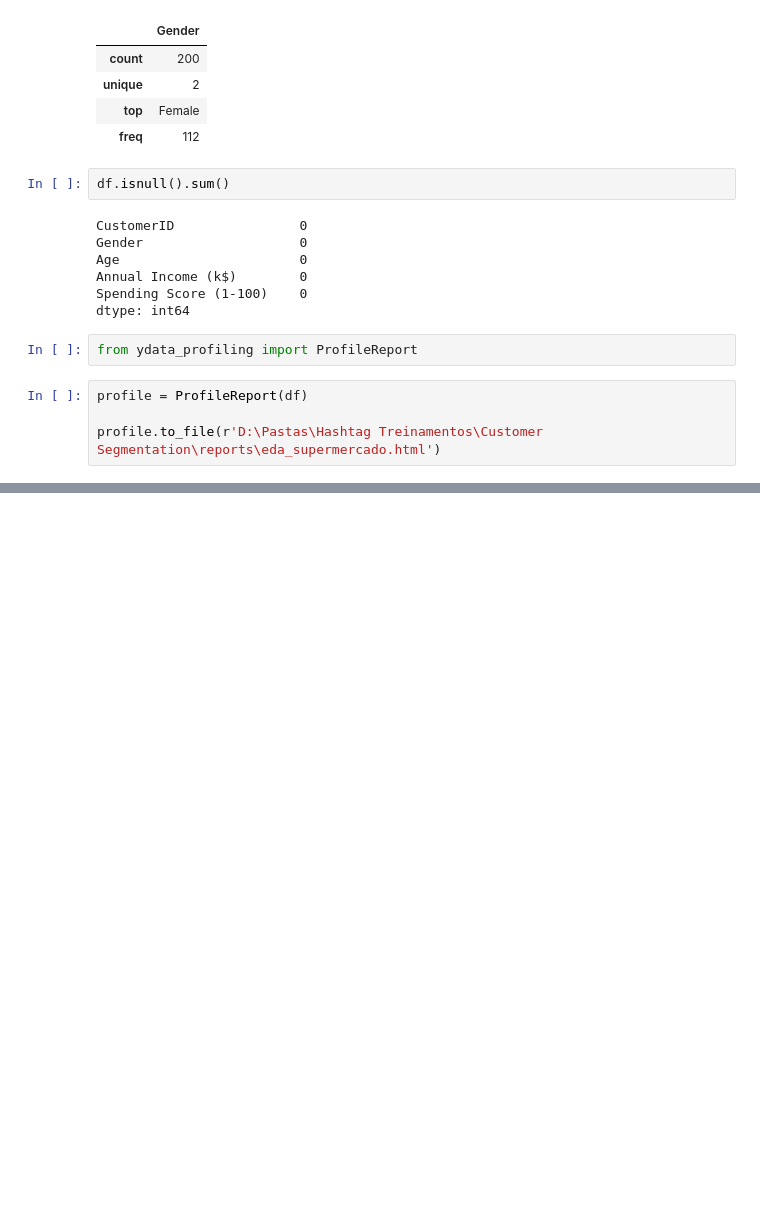
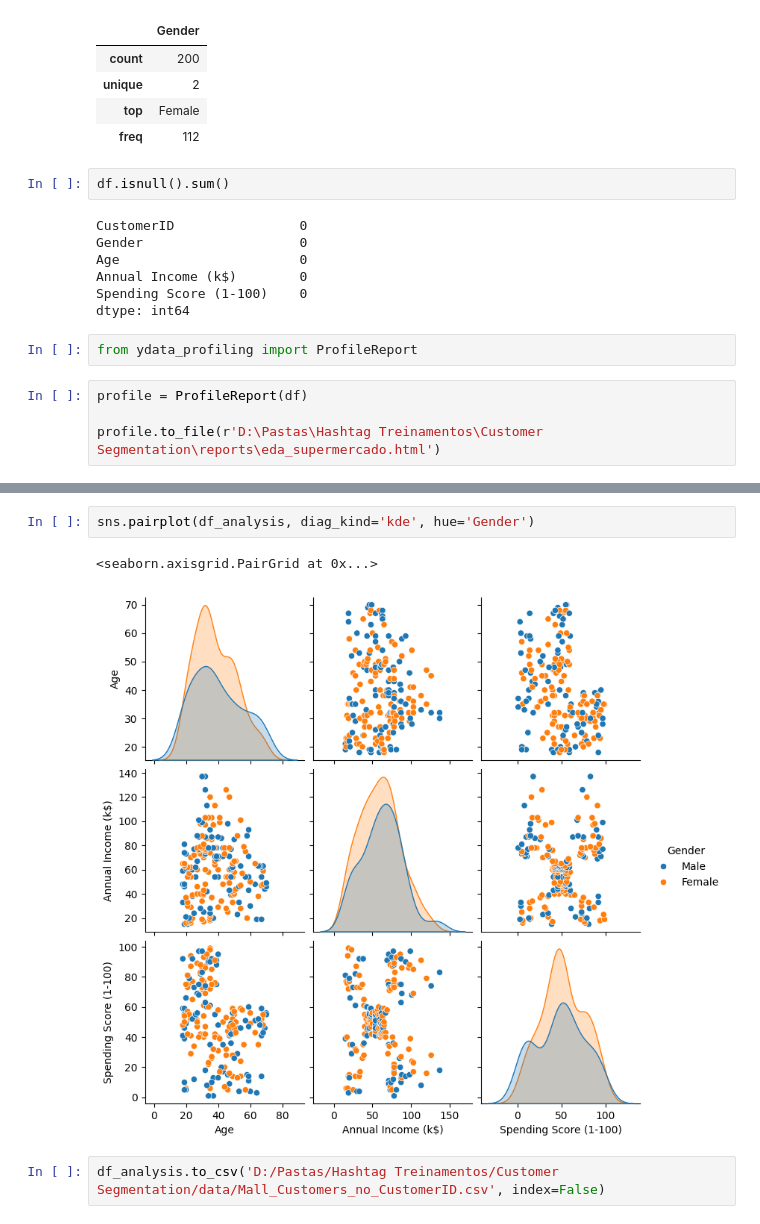
Before and after one commit to danimoreira90/Customer-Segmentation-Project, a Jupyter notebook: notebooks/projeto_supermercado_01_eda_vazio.ipynb, the cells around one changed output, grey strips where cells are left out. Saved outputs shown, nothing was run; the diff lists cells and outputs as text; blank space fills up the shorter version.

```diff
--- a/notebooks/projeto_supermercado_01_eda_vazio.ipynb
+++ b/notebooks/projeto_supermercado_01_eda_vazio.ipynb
@@ -139,0 +201,7 @@ profile.to_file(r'D:\Pastas\Hashtag Treinamentos\Customer Segmentation\reports\e
+# %%
+sns.pairplot(df_analysis, diag_kind='kde', hue='Gender')
+# %% [output]
+<seaborn.axisgrid.PairGrid at 0x...>
+[figure, added]
+# %%
+df_analysis.to_csv('D:/Pastas/Hashtag Treinamentos/Customer Segmentation/data/Mall_Customers_no_CustomerID.csv', index=False)
```
Also changed, not shown: parts of 8 cells of this notebook, 1 other file.
